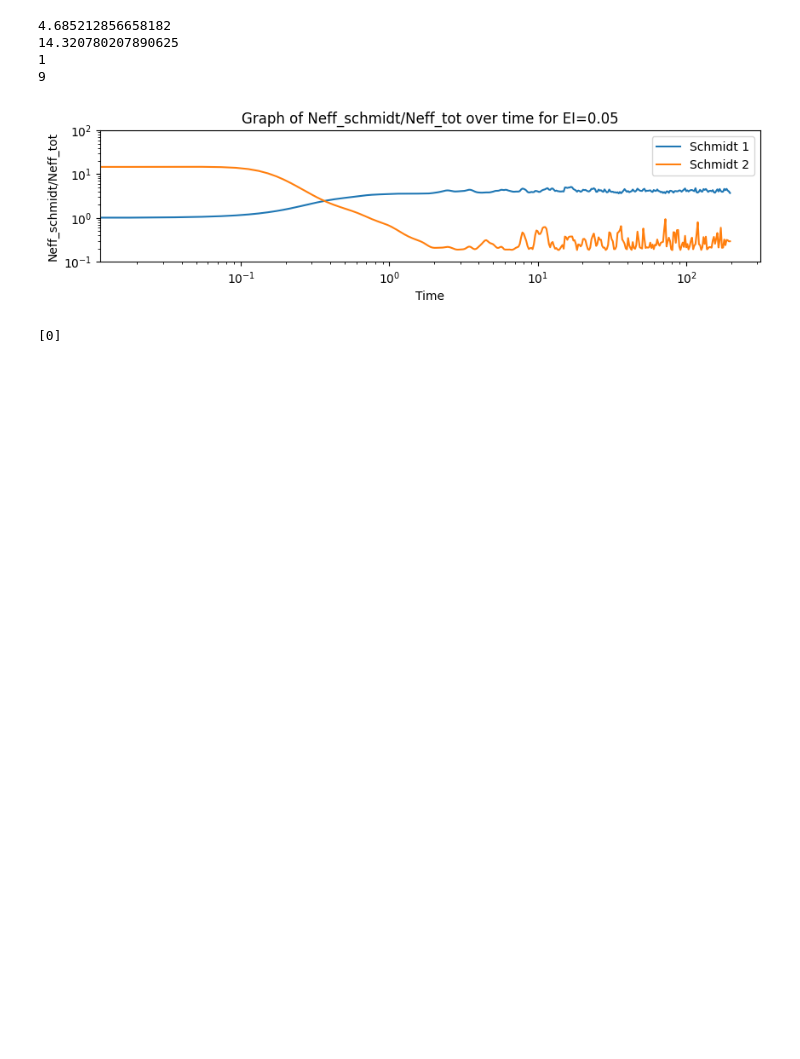
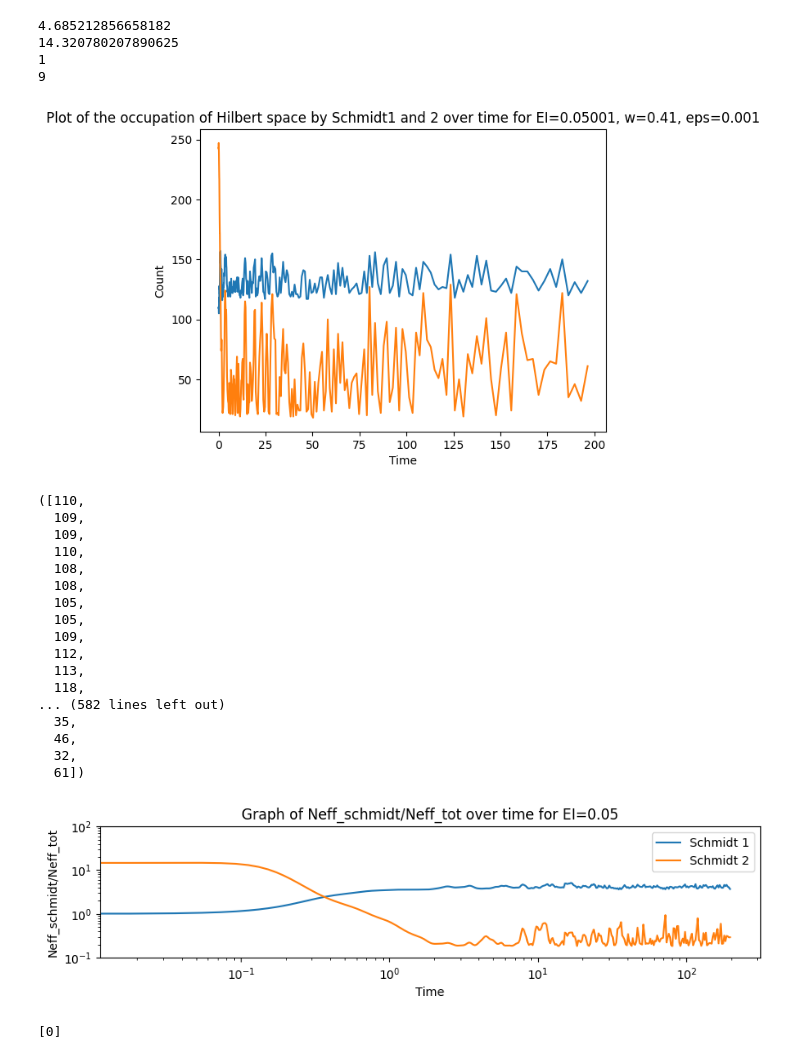
Before and after one commit to MarinAndreGirard/Quantum_Branching, a Jupyter notebook: The_same.ipynb, the cells around one changed output. Saved outputs shown, nothing was run; the diff lists cells and outputs as text; code cells hidden in the pictures; blank space fills up the shorter version.

```diff
--- a/The_same.ipynb
+++ b/The_same.ipynb
@@ -101,6 +178,27 @@ print(k1)
 result, tlist, H_q, H_system_2, H_system_1_ext, H_system_2_ext, H_interaction, H_total, ket_0, ket_1, initial_state_system_2 = generate_result_more(d1,d2,w, E_spacing, Int_strength, tmax, ind_nb,1,k0,k1)
 # %%
 eigenenergies_total, eigenstates_total = H_total.eigenstates()
+# %%
+occupation(tlist,result,eigenstates_total,eigenenergies_total,Int_strength,w,eps=0.001)
+# %% [output]
+[figure, added]
+([110,
+  109,
+  109,
+  110,
+  108,
+  108,
+  105,
+  105,
+  109,
+  112,
+  113,
+  118,
+... (582 lines left out)
+  35,
+  46,
+  32,
+  61])
 # %%
 plot_Neff_schmidt_Neff_tot(H_total,result,tlist,Int_strength)
 # %% [output]
```
Also changed, not shown: parts of 5 cells of this notebook.
